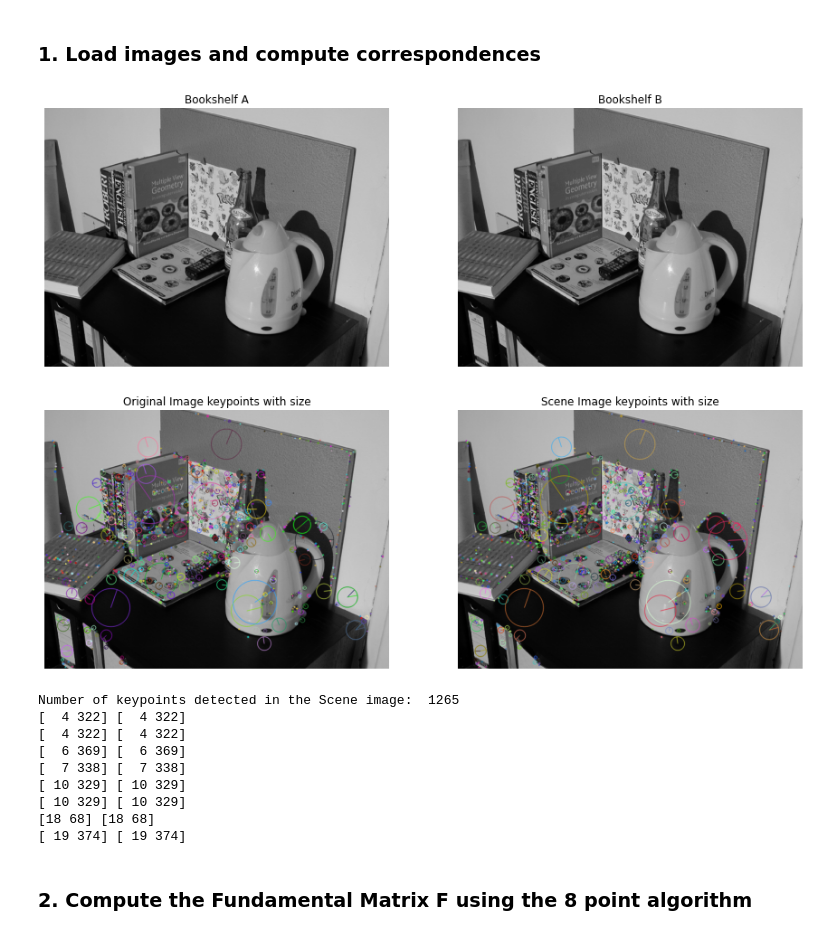
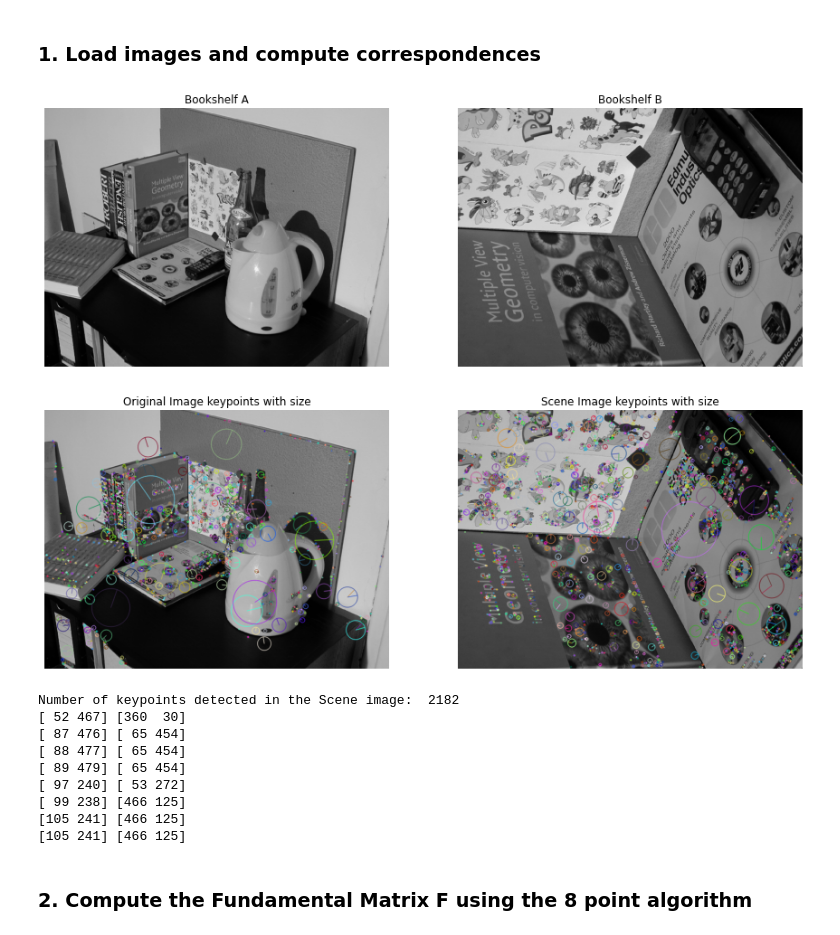
Before and after one commit to adesu7/8-point-Algorithm-Fundamental-Matrix, a Jupyter notebook: COMP90086_asst3_2022.ipynb, the cells around one changed output. Saved outputs shown, nothing was run; the diff lists cells and outputs as text; code cells hidden in the pictures.

```diff
--- a/COMP90086_asst3_2022.ipynb
+++ b/COMP90086_asst3_2022.ipynb
@@ -26,7 +26,7 @@ import os
 data_dir = '/Users/adityadesu/Documents/Computer Vision/Assignment 3/kusvod2'
 
 bookshelfA = cv2.imread(os.path.join(data_dir, 'bookshA.png'), cv2.IMREAD_GRAYSCALE)
-bookshelfB = cv2.imread(os.path.join(data_dir, 'bookshA.png'), cv2.IMREAD_GRAYSCALE)
+bookshelfB = cv2.imread(os.path.join(data_dir, 'bookshB.png'), cv2.IMREAD_GRAYSCALE)
 
 # Convert to colour space
 #bookshelfA = cv2.cvtColor(bookshelfA, cv2.COLOR_BGR2RGB)
@@ -76,44 +76,44 @@ print("Number of keypoints detected in the Scene image: ", len(kp2))
 
 # FLANN parameters and initialize
 FLANN_INDEX_KDTREE = 1
 index_params = dict(algorithm = FLANN_INDEX_KDTREE, trees = 5)
 search_params = dict(checks=50)
 flann = cv2.FlannBasedMatcher(index_params, search_params)
 
 # Matching descriptor using KNN algorithm
 matches = flann.knnMatch(des1, des2, k=2)
 
 # Apply ratio test
 ptsL = []
 ptsR = []
 
 for i,(m,n) in enumerate(matches):
     if m.distance < 0.8 *n.distance:
         ptsL.append(kp1[m.queryIdx].pt)
         ptsR.append(kp2[m.trainIdx].pt)
 
 
 
 ptsL = np.int32(ptsL)
 ptsR = np.int32(ptsR)
 
 
 for i in range(len(ptsL)):
     print(ptsL[i], ptsR[i])
     if i == 7:
         break
 # %% [output]
-[figure, old version]
+[figure, new version]
-[figure, old version]
+[figure, new version]
-Number of keypoints detected in the Scene image:  1265
-[  4 322] [  4 322]
-[  4 322] [  4 322]
-[  6 369] [  6 369]
-[  7 338] [  7 338]
-[ 10 329] [ 10 329]
-[ 10 329] [ 10 329]
-[18 68] [18 68]
-[ 19 374] [ 19 374]
+Number of keypoints detected in the Scene image:  2182
+[ 52 467] [360  30]
+[ 87 476] [ 65 454]
+[ 88 477] [ 65 454]
+[ 89 479] [ 65 454]
+[ 97 240] [ 53 272]
+[ 99 238] [466 125]
+[105 241] [466 125]
+[105 241] [466 125]
 # %% [markdown]
 ### 2. Compute the Fundamental Matrix F using the 8 point algorithm
 # %%
```
Also changed, not shown: parts of 2 cells of this notebook.
